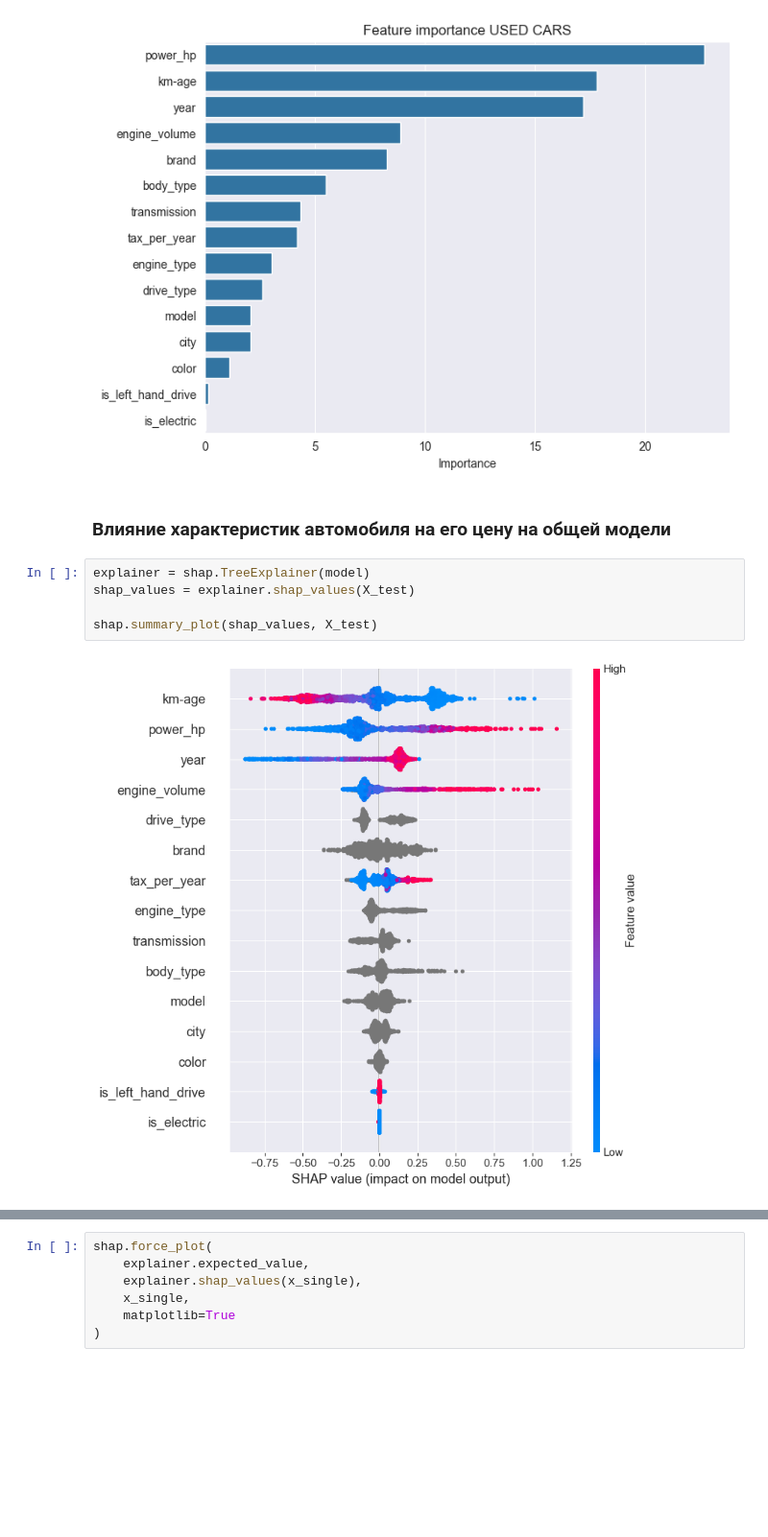
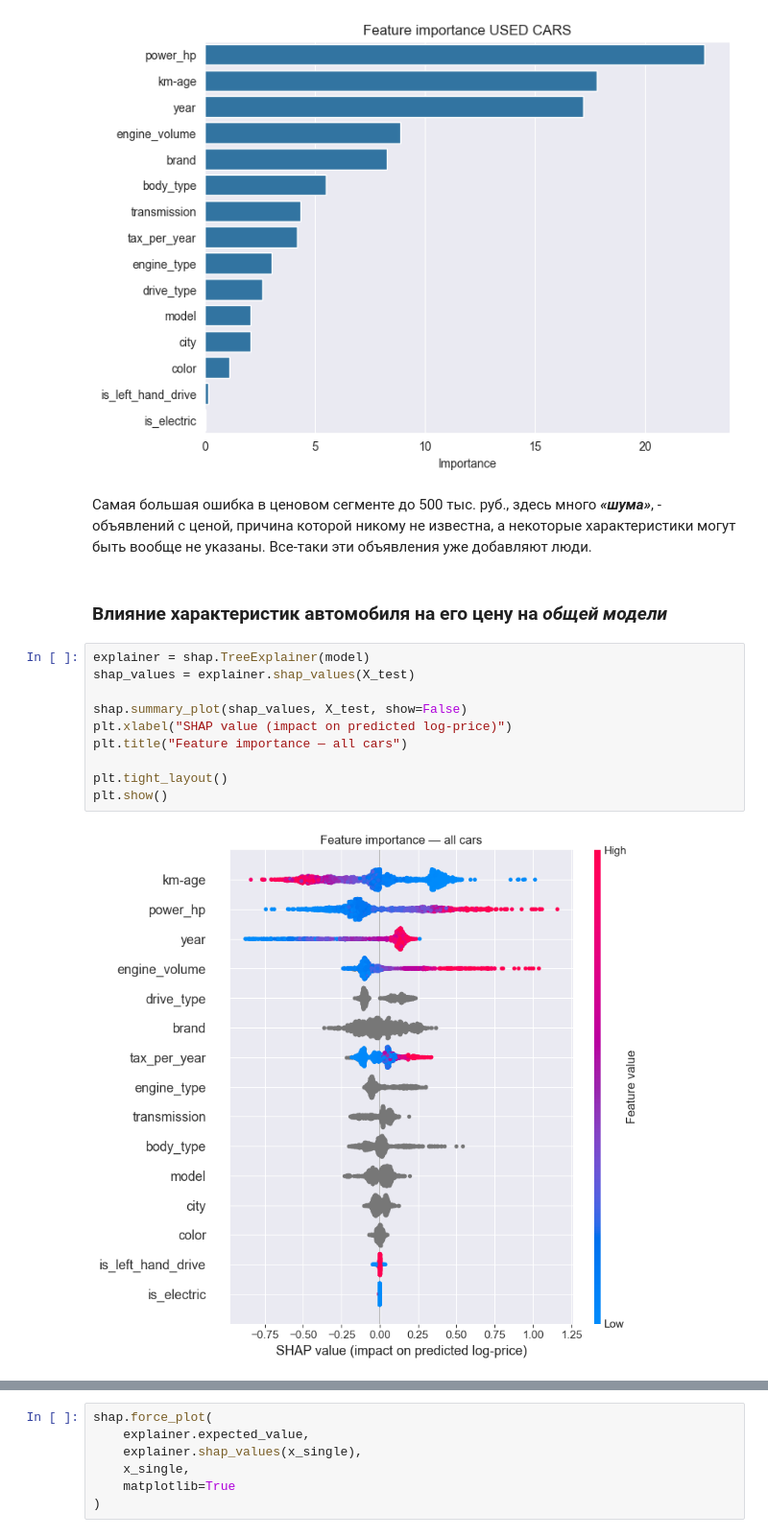
Before and after one commit to NOBLEMAN888/car-price-prediction-auto-ru, a Jupyter notebook: car_price_prediction_auto_ru.ipynb, the cells around one changed output, grey strips where cells are left out. Shown at 96% size. Cells and saved outputs as stored; diff of their text form; blank space fills up the shorter version.

```diff
--- a/car_price_prediction_auto_ru.ipynb
+++ b/car_price_prediction_auto_ru.ipynb
@@ -624,12 +662,19 @@ Baseline MAE: 3036763 rub
 MAPE: 18.27 %
 [figure]
 [figure]
+# %% [markdown]
+Самая большая ошибка в ценовом сегменте до 500 тыс. руб., здесь много ***«шума»***, - объявлений с ценой, причина которой никому не известна, а некоторые характеристики могут быть вообще не указаны. Все-таки эти объявления уже добавляют люди.
 # %% [markdown]
-### Влияние характеристик автомобиля на его цену на общей модели
+### Влияние характеристик автомобиля на его цену на *общей модели*
 # %%
 explainer = shap.TreeExplainer(model)
 shap_values = explainer.shap_values(X_test)
 
-shap.summary_plot(shap_values, X_test)
+shap.summary_plot(shap_values, X_test, show=False)
+plt.xlabel("SHAP value (impact on predicted log-price)")
+plt.title("Feature importance — all cars")
+
+plt.tight_layout()
+plt.show()
 # %% [output]
-[figure, old version]
+[figure, new version]
```
Also changed, not shown: parts of 30 cells of this notebook.
